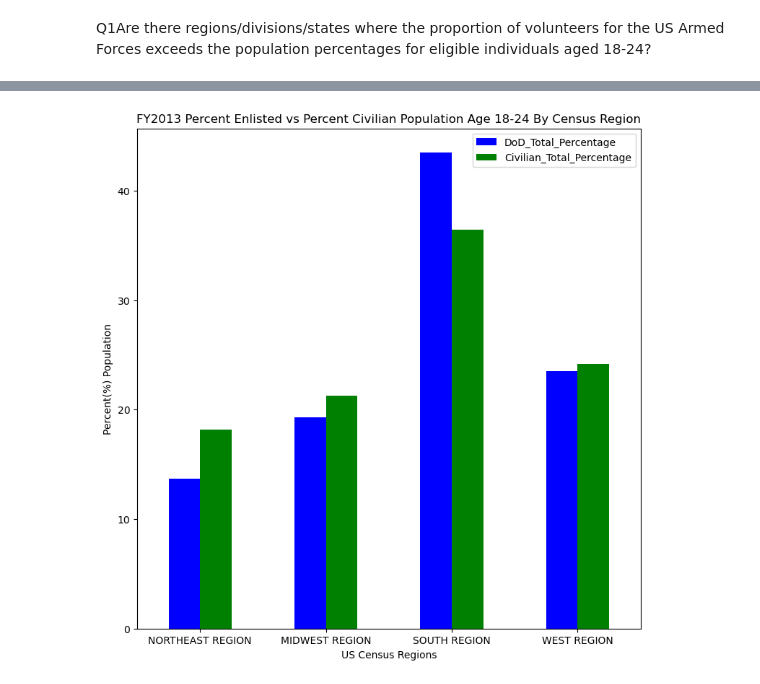
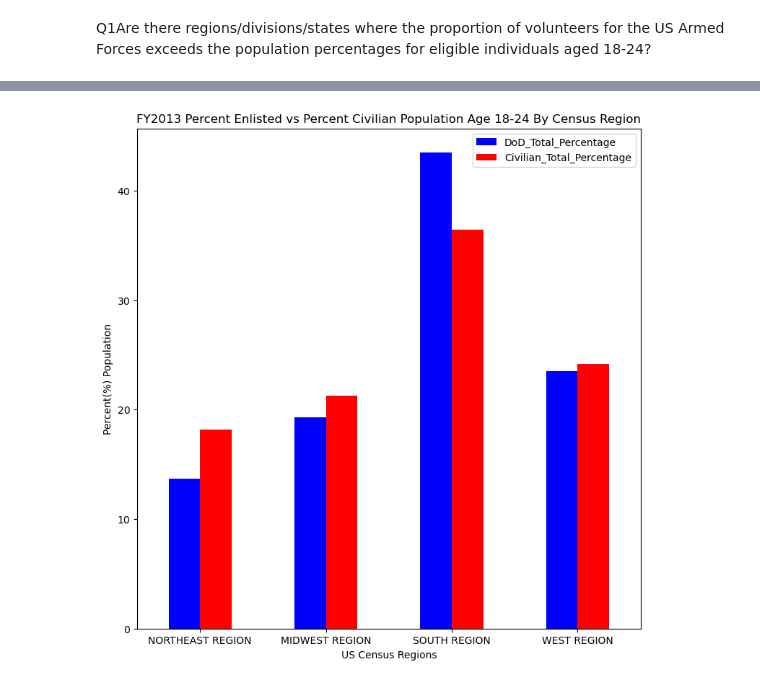
Before and after one commit to lightc4/lightch_capstone1, a Jupyter notebook: notebook/Accessions2010_20_gdppc.ipynb, the cells around one changed output, grey strips where cells are left out. Saved outputs shown, nothing was run; the diff lists cells and outputs as text; code cells hidden in the pictures.

```diff
--- a/notebook/Accessions2010_20_gdppc.ipynb
+++ b/notebook/Accessions2010_20_gdppc.ipynb
@@ -444,18 +421,18 @@ plt.show()
 # %%
 df_region_13 = df_region.loc[df_region['Year'] == 2013]
 # %%
-colors = ['blue', 'green']
+colors = ['blue', 'red']
 df_region_13 = pd.DataFrame(df_region_13, columns=['division', 'DoD_Total_Percentage', 'Civilian_Total_Percentage'])
 
 df_region_13.plot(x='division', y=['DoD_Total_Percentage', 'Civilian_Total_Percentage'], kind = 'bar', color = colors, figsize = (9,9))
 
 plt.xticks(rotation = 0)
 plt.xlabel('US Census Regions')
 plt.ylabel('Percent(%) Population')
 plt.title('FY2013 Percent Enlisted vs Percent Civilian Population Age 18-24 By Census Region')
 plt.show()
 # %% [output]
-[figure, old version]
+[figure, new version]
 # %%
 df_region_14 = df_region.loc[df_region['Year'] == 2014]
 # %%
```
Also changed, not shown: parts of 17 cells of this notebook, 3 other files.
